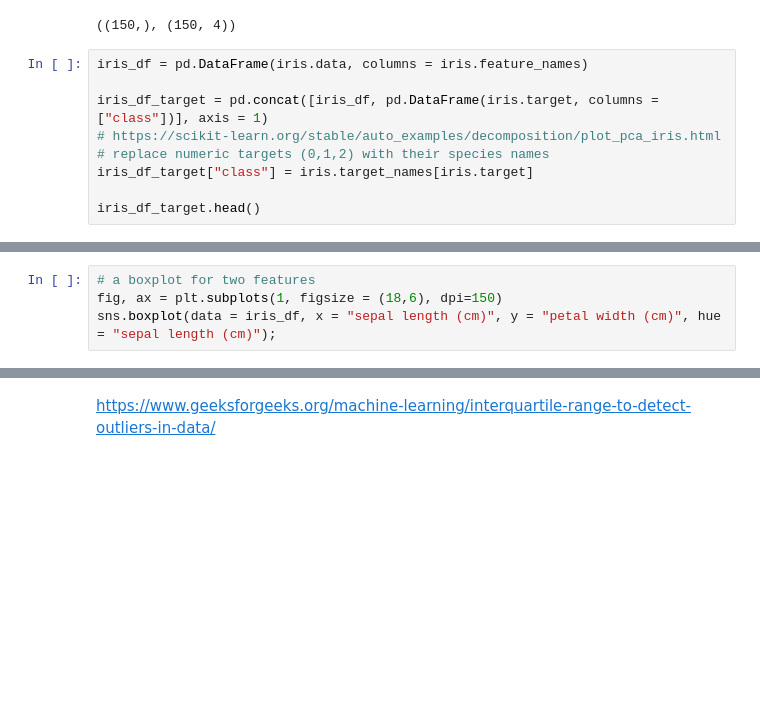
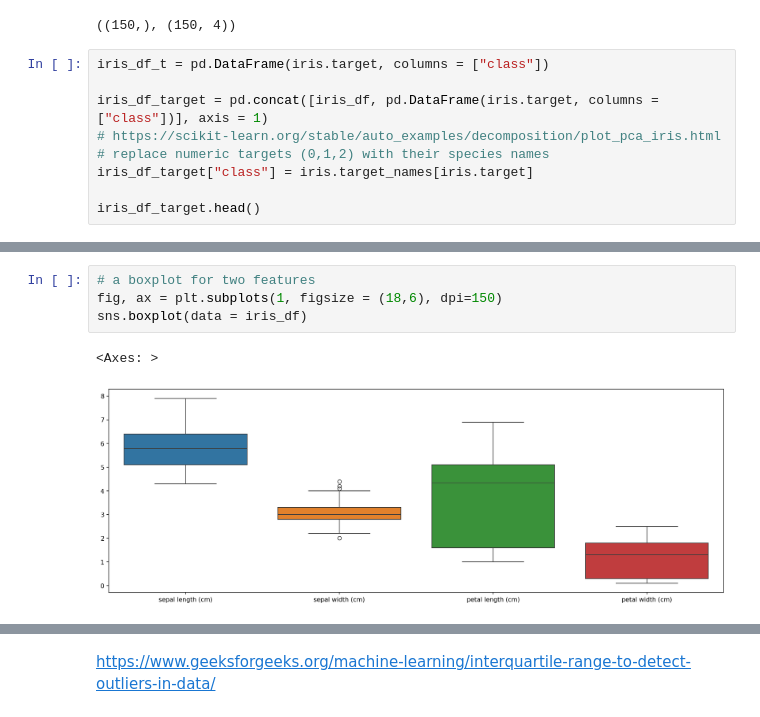
Before and after one commit to aeriesAce/ai_engineering_elvira, a Jupyter notebook: excercises/2/excercise 2.0.ipynb, the cells around one changed output, grey strips where cells are left out. Cells and saved outputs as stored; diff of their text form; blank space fills up the shorter version.

```diff
--- a/excercises/2/excercise 2.0.ipynb
+++ b/excercises/2/excercise 2.0.ipynb
@@ -38,7 +73,7 @@ iris.target.shape, iris.data.shape
 # %% [output]
 ((150,), (150, 4))
 # %%
-iris_df = pd.DataFrame(iris.data, columns = iris.feature_names)
+iris_df_t = pd.DataFrame(iris.target, columns = ["class"])
 
 iris_df_target = pd.concat([iris_df, pd.DataFrame(iris.target, columns = ["class"])], axis = 1)
 # https://scikit-learn.org/stable/auto_examples/decomposition/plot_pca_iris.html
@@ -54,7 +93,10 @@ sns.heatmap(iris_df.corr(), annot=True);
 # %%
 # a boxplot for two features
 fig, ax = plt.subplots(1, figsize = (18,6), dpi=150)
-sns.boxplot(data = iris_df, x = "sepal length (cm)", y = "petal width (cm)", hue = "sepal length (cm)");
+sns.boxplot(data = iris_df)
+# %% [output]
+<Axes: >
+[figure, added]
 # %%
 # a boxplot with the features and targets, melt
 iris_long = iris_df_target.melt(id_vars="class",
```
Also changed, not shown: parts of 9 cells of this notebook, 3 other files.
